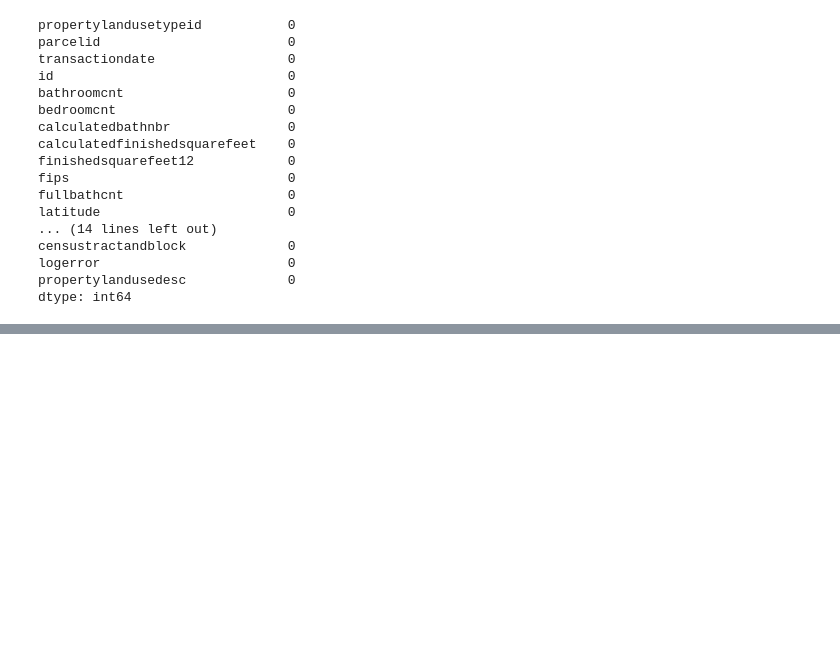
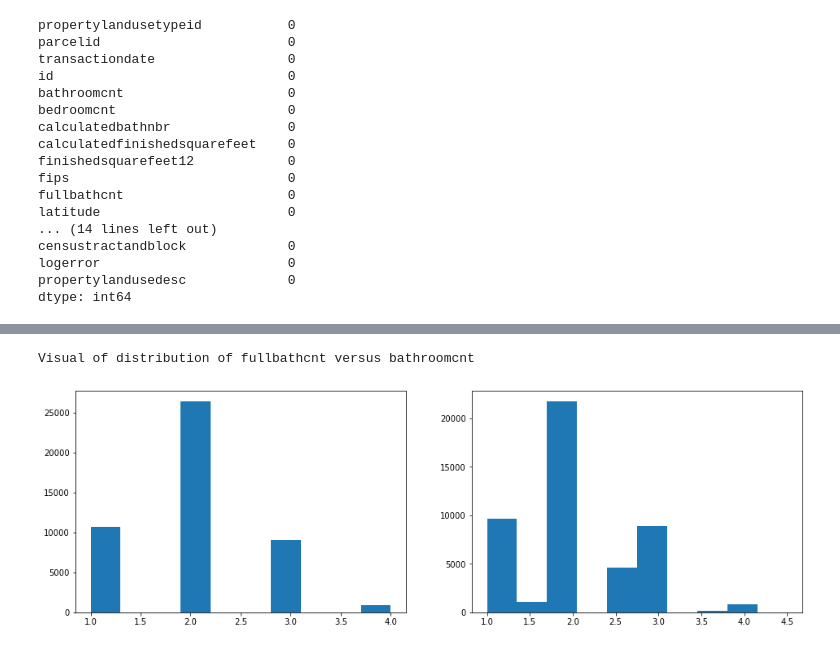
Before and after one commit to DesireeMcElroy/zillow-clustering-project, a Jupyter notebook: zillow.ipynb, the cells around one changed output, grey strips where cells are left out. Saved outputs shown, nothing was run; the diff lists cells and outputs as text; code cells hidden in the pictures; blank space fills up the shorter version.

```diff
--- a/zillow.ipynb
+++ b/zillow.ipynb
@@ -317,0 +321,10 @@ Index(['propertylandusetypeid', 'parcelid', 'transactiondate', 'id',
+# %%
+plt.figure(figsize=(16,5))
+plt.subplot(121)
+plt.hist(df.fullbathcnt)
+plt.subplot(122)
+plt.hist(df.bathroomcnt);
+print('Visual of distribution of fullbathcnt versus bathroomcnt')
+# %% [output]
+Visual of distribution of fullbathcnt versus bathroomcnt
+[figure, added]
```
Also changed, not shown: parts of 28 cells of this notebook.
